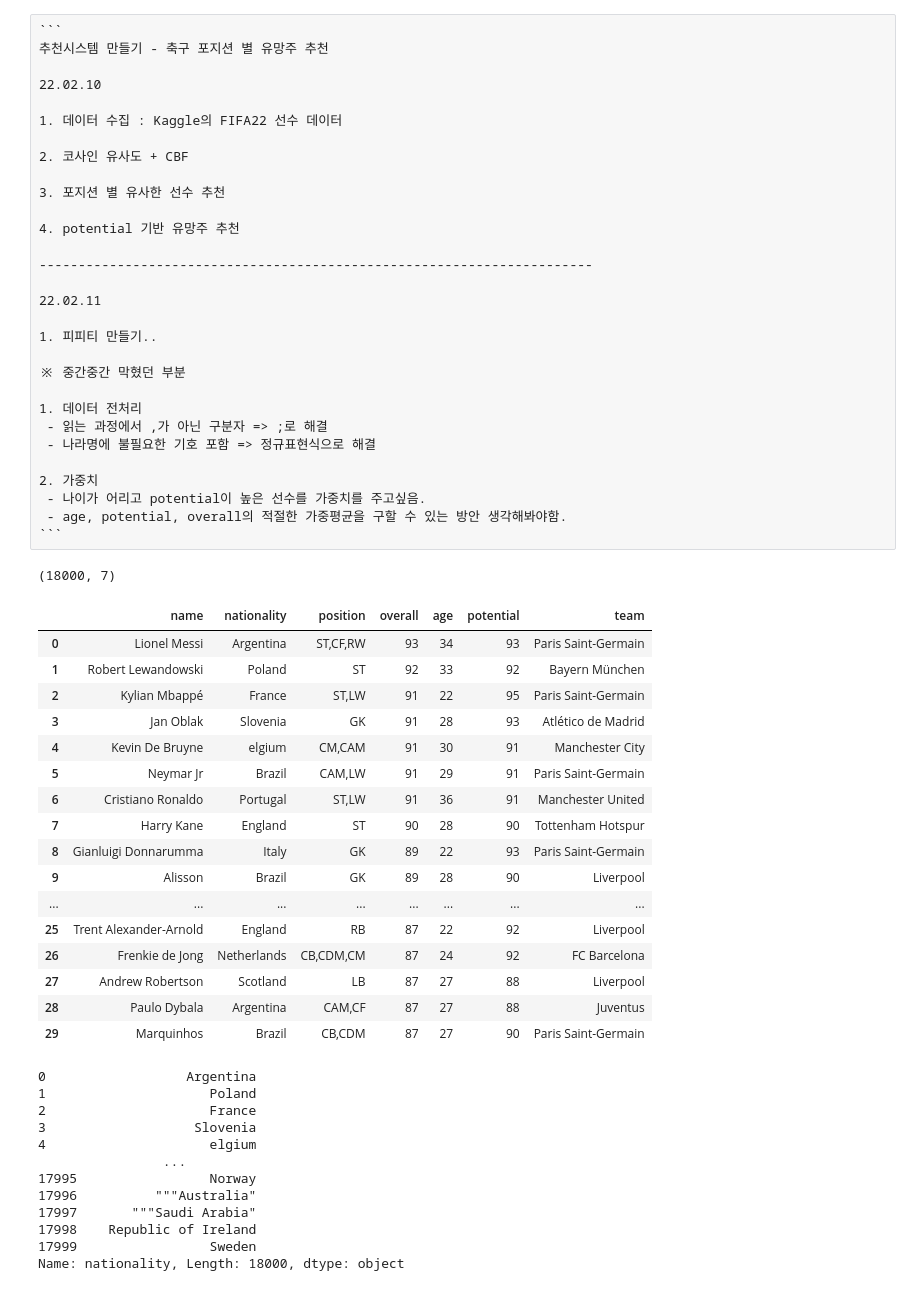
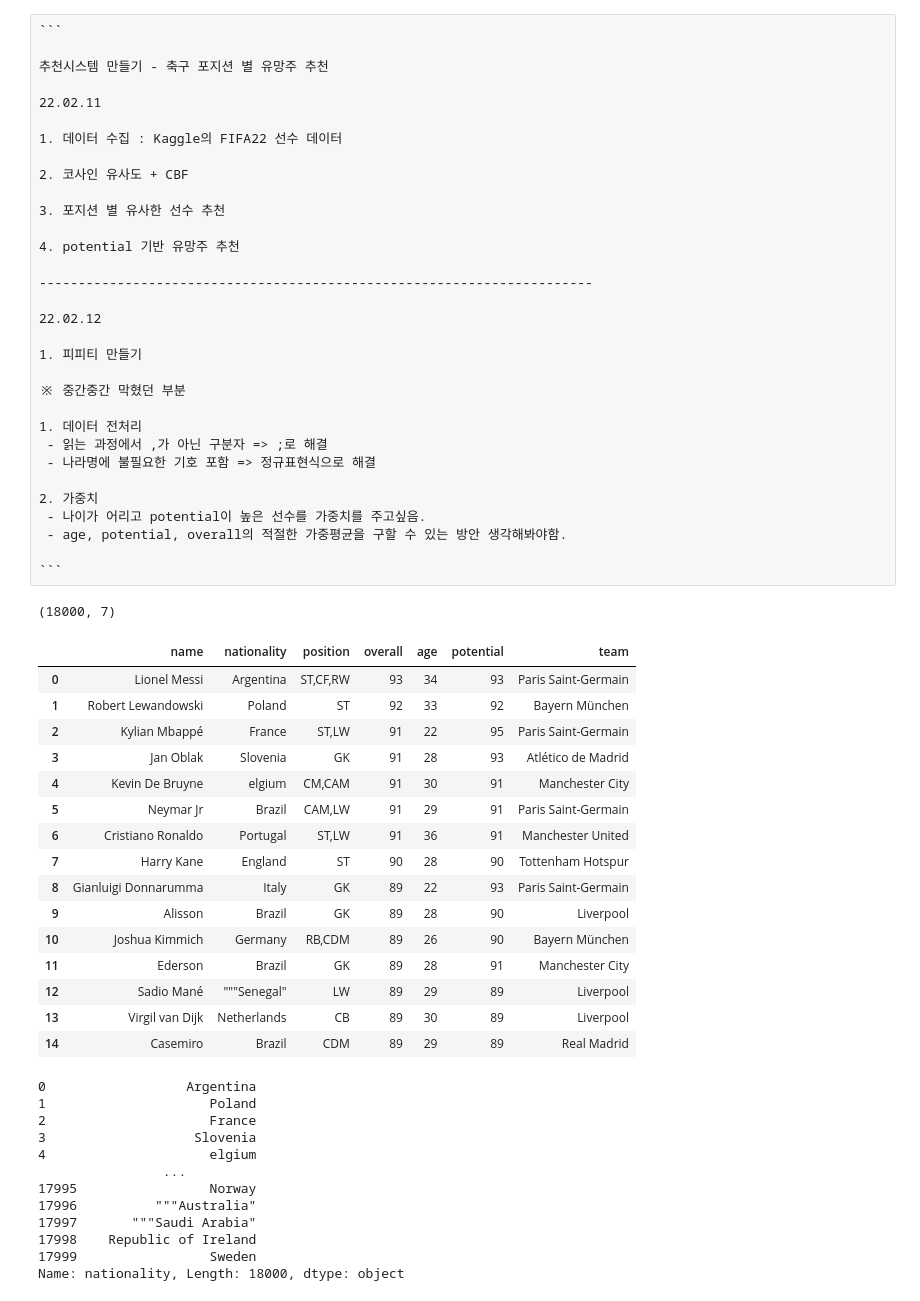
Before and after one commit to SubinKim22/project, a Jupyter notebook: fifa22.ipynb, the cells around one changed output. Cells and saved outputs as stored; diff of their text form; code cells hidden in the pictures.

````diff
--- a/fifa22.ipynb
+++ b/fifa22.ipynb
@@ -1,8 +1,9 @@
 # %% [raw]
 ```
+
 추천시스템 만들기 - 축구 포지션 별 유망주 추천
 
-22.02.10
+22.02.11
 
 1. 데이터 수집 : Kaggle의 FIFA22 선수 데이터
 
@@ -14,9 +15,9 @@
 
 -----------------------------------------------------------------------
 
-22.02.11
+22.02.12
 
-1. 피피티 만들기..
+1. 피피티 만들기
 
 ※ 중간중간 막혔던 부분
 
@@ -27,6 +28,7 @@
 2. 가중치
  - 나이가 어리고 potential이 높은 선수를 가중치를 주고싶음.
  - age, potential, overall의 적절한 가중평균을 구할 수 있는 방안 생각해봐야함.
+
 ```
 # %%
 import pandas as pd
@@ -38,26 +40,25 @@ data = pd.read_csv('fifa_22.csv', sep = '\;')   # 구분자 ;
 data = data.drop('player_id', axis = 1)
 # %%
 print(data.shape)
-data.head(30)    # nationality에 "", '' 등 불필요한 문자 있음
+data.head(15)    # nationality에 "", '' 등 불필요한 문자 있음
 # %% [output]
 (18000, 7)
 |  | name | nationality | position | overall | age | potential | team |
 | 0 | Lionel Messi | Argentina | ST,CF,RW | 93 | 34 | 93 | Paris Saint-Germain |
 | 1 | Robert Lewandowski | Poland | ST | 92 | 33 | 92 | Bayern München |
 | 2 | Kylian Mbappé | France | ST,LW | 91 | 22 | 95 | Paris Saint-Germain |
 | 3 | Jan Oblak | Slovenia | GK | 91 | 28 | 93 | Atlético de Madrid |
 | 4 | Kevin De Bruyne | elgium | CM,CAM | 91 | 30 | 91 | Manchester City |
 | 5 | Neymar Jr | Brazil | CAM,LW | 91 | 29 | 91 | Paris Saint-Germain |
 | 6 | Cristiano Ronaldo | Portugal | ST,LW | 91 | 36 | 91 | Manchester United |
 | 7 | Harry Kane | England | ST | 90 | 28 | 90 | Tottenham Hotspur |
 | 8 | Gianluigi Donnarumma | Italy | GK | 89 | 22 | 93 | Paris Saint-Germain |
 | 9 | Alisson | Brazil | GK | 89 | 28 | 90 | Liverpool |
-| ... | ... | ... | ... | ... | ... | ... | ... |
-| 25 | Trent Alexander-Arnold | England | RB | 87 | 22 | 92 | Liverpool |
-| 26 | Frenkie de Jong | Netherlands | CB,CDM,CM | 87 | 24 | 92 | FC Barcelona |
-| 27 | Andrew Robertson | Scotland | LB | 87 | 27 | 88 | Liverpool |
-| 28 | Paulo Dybala | Argentina | CAM,CF | 87 | 27 | 88 | Juventus |
-| 29 | Marquinhos | Brazil | CB,CDM | 87 | 27 | 90 | Paris Saint-Germain |
+| 10 | Joshua Kimmich | Germany | RB,CDM | 89 | 26 | 90 | Bayern München |
+| 11 | Ederson | Brazil | GK | 89 | 28 | 91 | Manchester City |
+| 12 | Sadio Mané | """Senegal" | LW | 89 | 29 | 89 | Liverpool |
+| 13 | Virgil van Dijk | Netherlands | CB | 89 | 30 | 89 | Liverpool |
+| 14 | Casemiro | Brazil | CDM | 89 | 29 | 89 | Real Madrid |
 # %%
 data.nationality
 # %% [output]
````
Also changed, not shown: parts of 10 cells of this notebook.
